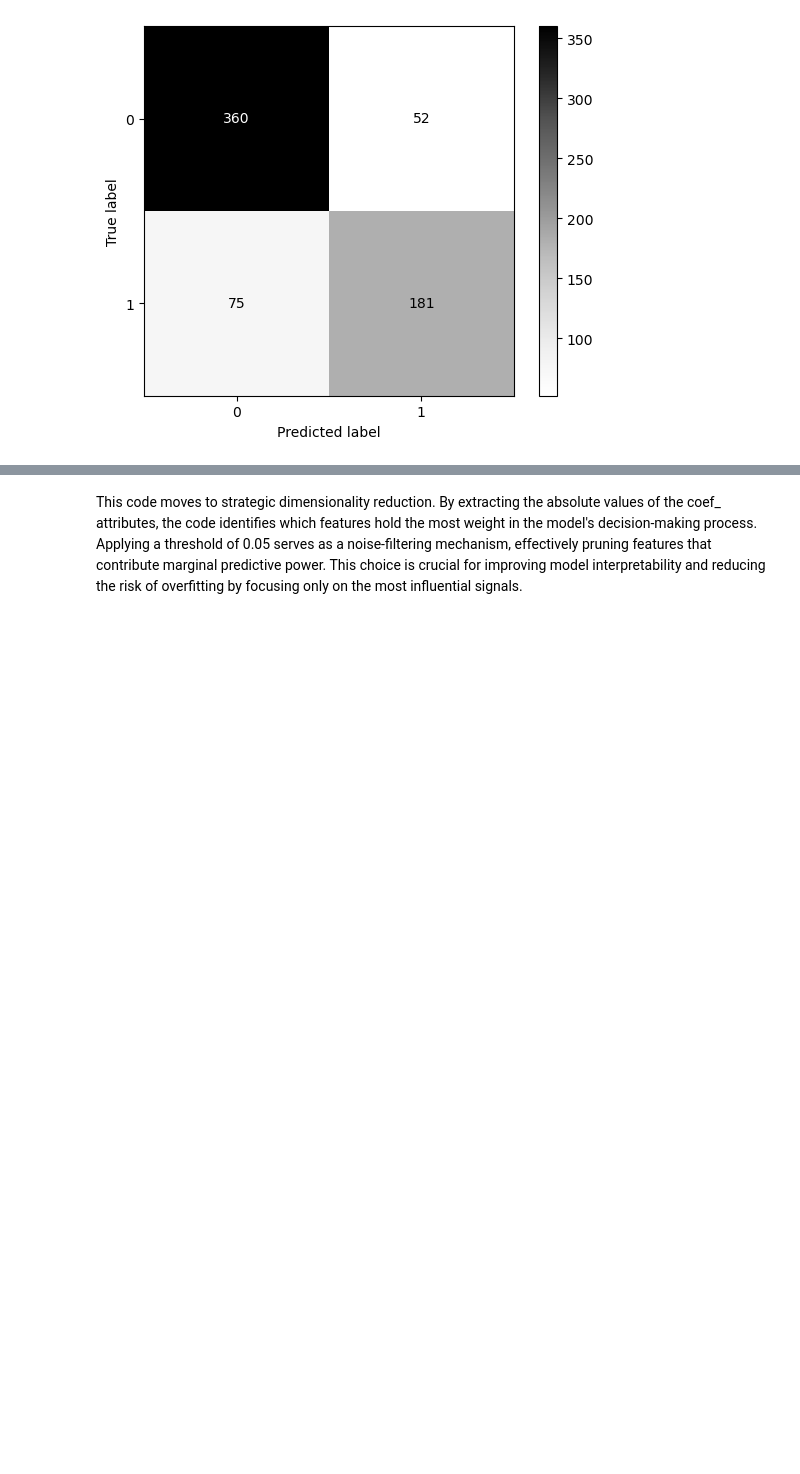
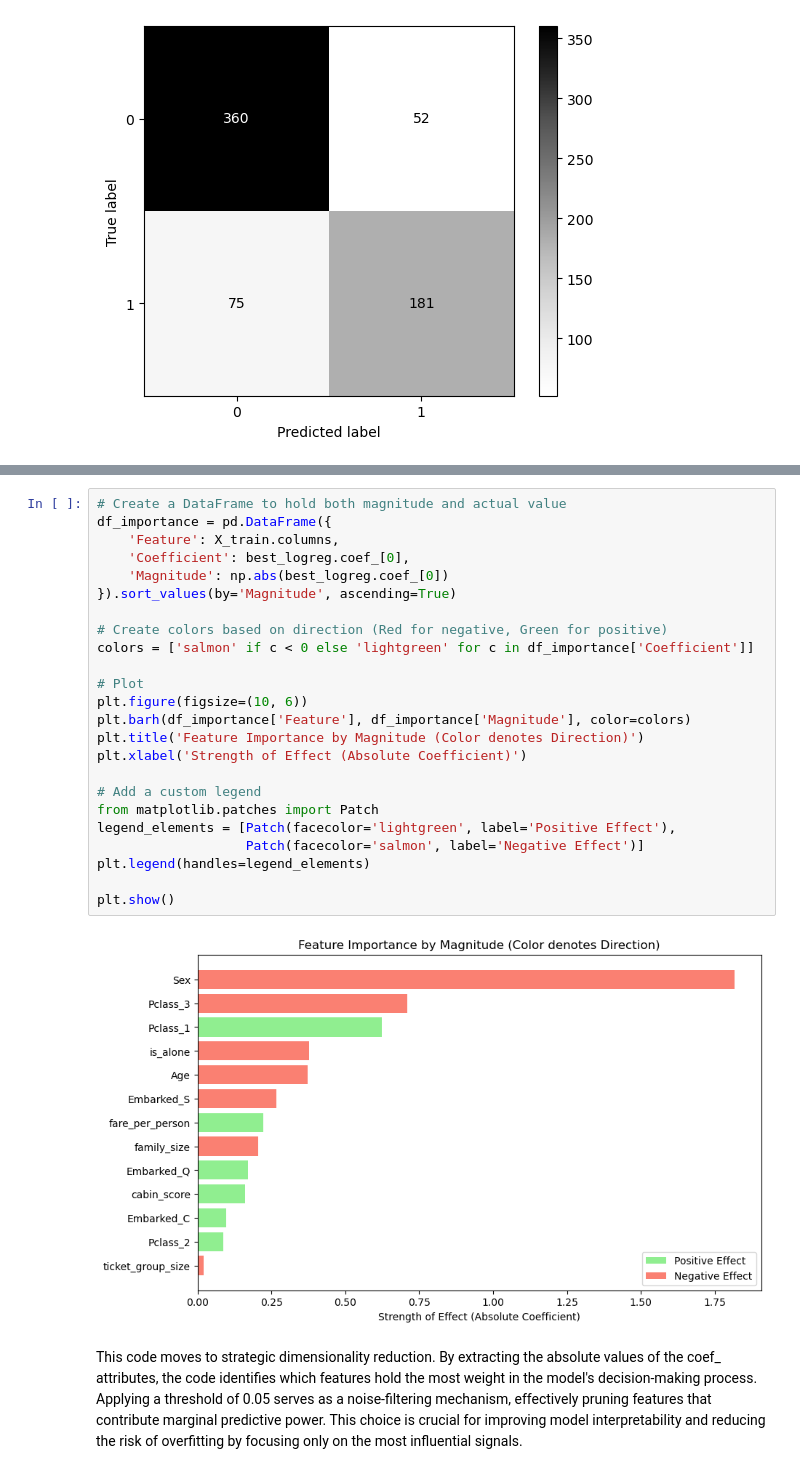
Before and after one commit to mzikkhan/titanic_survival_prediction, a Jupyter notebook: project.ipynb, the cells around one changed output, grey strips where cells are left out. Drawn from its saved outputs; the diff is of its cells as text; blank space fills up the shorter version.

```diff
--- a/project.ipynb
+++ b/project.ipynb
@@ -491,3 +531,29 @@ weighted avg       0.81      0.81      0.81       668
+# %%
+# Create a DataFrame to hold both magnitude and actual value
+df_importance = pd.DataFrame({
+    'Feature': X_train.columns,
+    'Coefficient': best_logreg.coef_[0],
+    'Magnitude': np.abs(best_logreg.coef_[0])
+}).sort_values(by='Magnitude', ascending=True)
+
+# Create colors based on direction (Red for negative, Green for positive)
+colors = ['salmon' if c < 0 else 'lightgreen' for c in df_importance['Coefficient']]
+
+# Plot
+plt.figure(figsize=(10, 6))
+plt.barh(df_importance['Feature'], df_importance['Magnitude'], color=colors)
+plt.title('Feature Importance by Magnitude (Color denotes Direction)')
+plt.xlabel('Strength of Effect (Absolute Coefficient)')
+
+# Add a custom legend
+from matplotlib.patches import Patch
+legend_elements = [Patch(facecolor='lightgreen', label='Positive Effect'),
+                   Patch(facecolor='salmon', label='Negative Effect')]
+plt.legend(handles=legend_elements)
+
+plt.show()
+# %% [output]
+[figure, added]
 # %% [markdown]
 This code moves to strategic dimensionality reduction. By extracting the absolute values of the coef_ attributes, the code identifies which features hold the most weight in the model's decision-making process. Applying a threshold of 0.05 serves as a noise-filtering mechanism, effectively pruning features that contribute marginal predictive power. This choice is crucial for improving model interpretability and reducing the risk of overfitting by focusing only on the most influential signals.
 # %%
```
Also changed, not shown: parts of 42 cells of this notebook, 2 other files.
